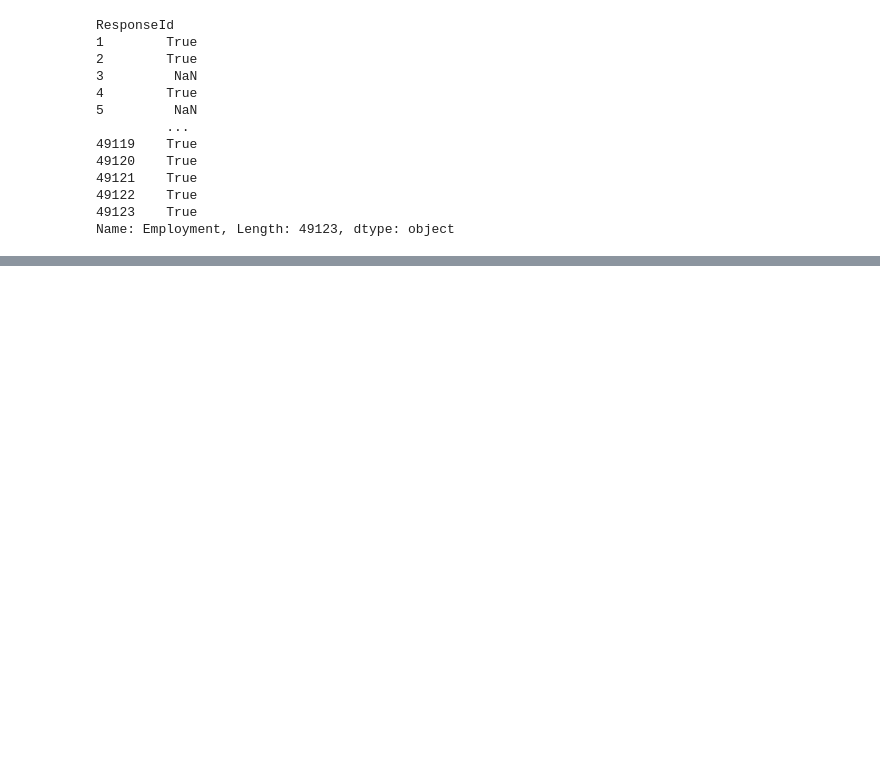
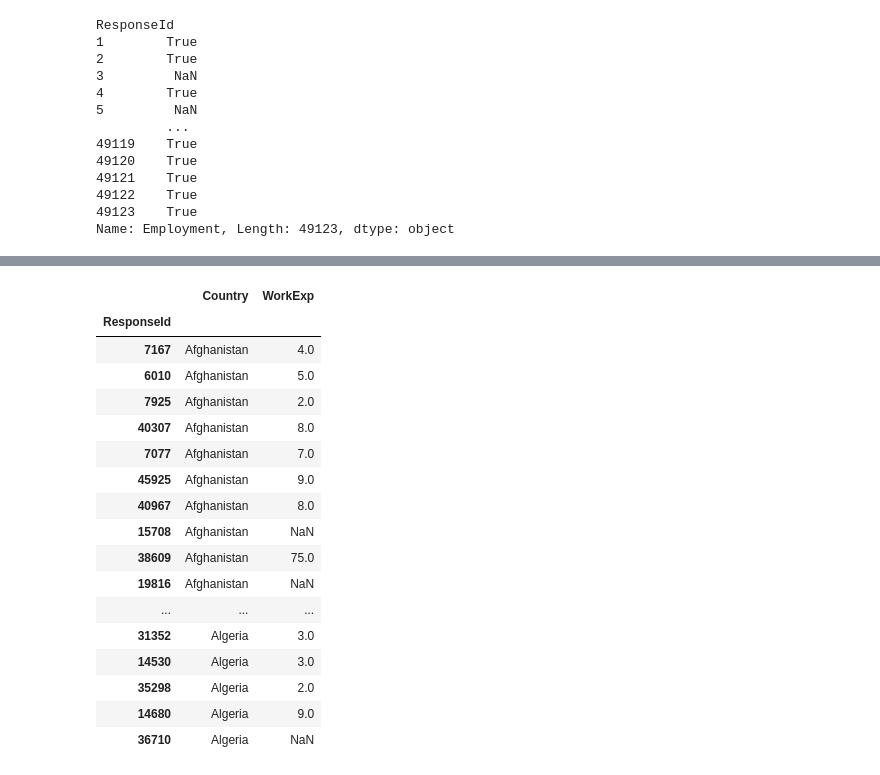
Before and after one commit to marx126/Databehandling-IAN-GAGLIARDI, a Jupyter notebook: Exercises/Stack Overflow exercise/Pandas Demo.ipynb, the cells around one changed output, grey strips where cells are left out. Cells and saved outputs as stored; diff of their text form; code cells hidden in the pictures; blank space fills up the shorter version.

```diff
--- a/Exercises/Stack Overflow exercise/Pandas Demo.ipynb
+++ b/Exercises/Stack Overflow exercise/Pandas Demo.ipynb
@@ -381,3 +381,5 @@ ResponseId
 49122    True
 49123    True
 Name: Employment, Length: 49123, dtype: object
+# %%
+df.sort_values(by="Country", inplace=True)
@@ -383,0 +406,21 @@ Name: Employment, Length: 49123, dtype: object
+# %%
+df[["Country", "WorkExp"]].head(50)
+# %% [output]
+|  | Country | WorkExp |
+| ResponseId |  |  |
+| 7167 | Afghanistan | 4.0 |
+| 6010 | Afghanistan | 5.0 |
+| 7925 | Afghanistan | 2.0 |
+| 40307 | Afghanistan | 8.0 |
+| 7077 | Afghanistan | 7.0 |
+| 45925 | Afghanistan | 9.0 |
+| 40967 | Afghanistan | 8.0 |
+| 15708 | Afghanistan | NaN |
+| 38609 | Afghanistan | 75.0 |
+| 19816 | Afghanistan | NaN |
+| ... | ... | ... |
+| 31352 | Algeria | 3.0 |
+| 14530 | Algeria | 3.0 |
+| 35298 | Algeria | 2.0 |
+| 14680 | Algeria | 9.0 |
+| 36710 | Algeria | NaN |
```
Also changed, not shown: parts of 6 cells of this notebook.
